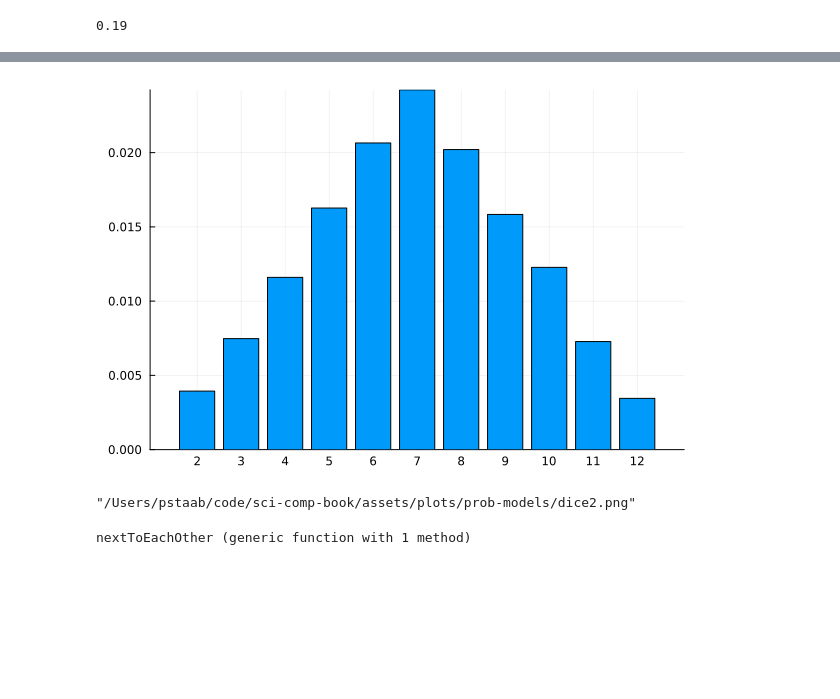
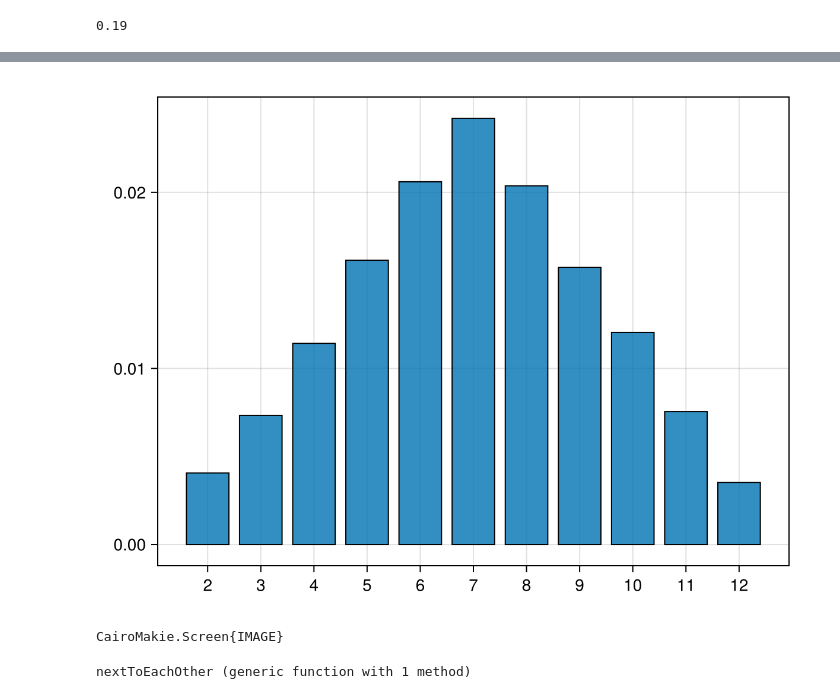
Before and after one commit to pstaabp/sci-comp-book, a Jupyter notebook: julia-output/prob-models.ipynb, the cells around one changed output, grey strips where cells are left out. Cells and saved outputs as stored; diff of their text form; code cells hidden in the pictures; blank space fills up the shorter version.

```diff
--- a/julia-output/prob-models.ipynb
+++ b/julia-output/prob-models.ipynb
@@ -220,11 +213,14 @@ dsum = mapslices(sum, dice2; dims=[2])
-# %%
-bar(2:12, counts(dsum,2:12)/sum(dsum), legend= false, xticks=2:12)
-# %% [output]
-[figure, removed]
+# %%
+fig = Figure()
+ax = Axis(fig[1,1], xticks=2:12)
+barplot!(ax, 2:12, counts(dsum,2:12)/sum(dsum), strokewidth = 1)
+fig
+# %% [output]
+[figure, added]
 # %%
-savefig("../assets/plots/prob-models/dice2.png")
+save("../assets/plots/prob-models/dice2.png", fig)
 # %% [output]
-"/Users/pstaab/code/sci-comp-book/assets/plots/prob-models/dice2.png"
+CairoMakie.Screen{IMAGE}
 # %%
 function nextToEachOther(names::Vector{String})
   a = findfirst(name -> name=="Alisha",names)
```
Also changed, not shown: parts of 12 cells of this notebook, 16 other files.
